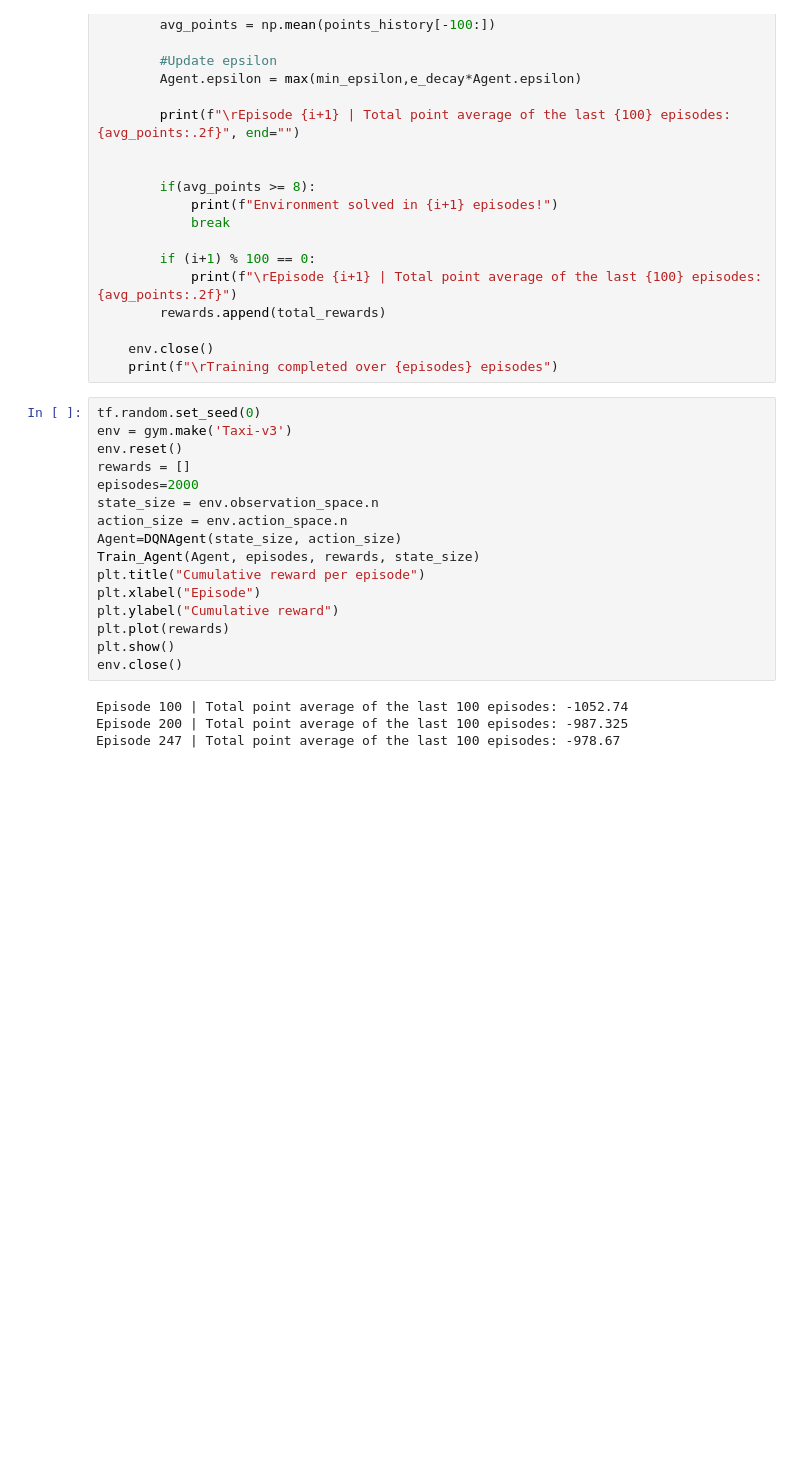
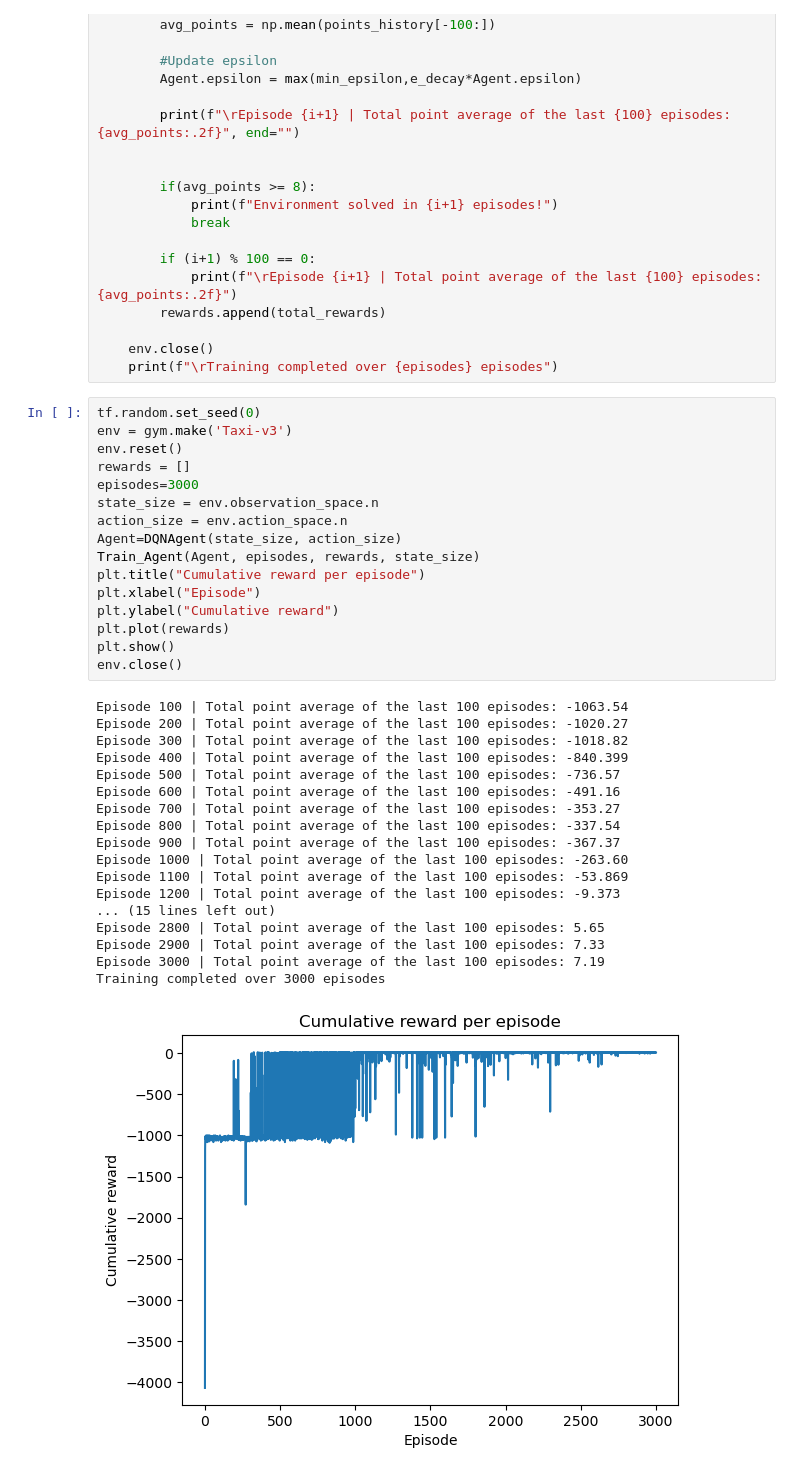
Before and after one commit to lolalic/CS4049-CA2, a Jupyter notebook: DQN_epsilon_greedy_m.ipynb, the cells around one changed output. Cells and saved outputs as stored; diff of their text form; blank space fills up the shorter version.

Commit message:
upgrade output with 3000 episodes

```diff
--- a/DQN_epsilon_greedy_m.ipynb
+++ b/DQN_epsilon_greedy_m.ipynb
@@ -157,20 +157,35 @@ def Train_Agent(Agent, episodes, rewards, state_size):
 # %%
 tf.random.set_seed(0)
 env = gym.make('Taxi-v3')
 env.reset()
 rewards = []
-episodes=2000
+episodes=3000
 state_size = env.observation_space.n
 action_size = env.action_space.n
 Agent=DQNAgent(state_size, action_size)
 Train_Agent(Agent, episodes, rewards, state_size)
 plt.title("Cumulative reward per episode")
 plt.xlabel("Episode")
 plt.ylabel("Cumulative reward")
 plt.plot(rewards)
 plt.show()
 env.close()
 # %% [output]
-Episode 100 | Total point average of the last 100 episodes: -1052.74
-Episode 200 | Total point average of the last 100 episodes: -987.325
-Episode 247 | Total point average of the last 100 episodes: -978.67
+Episode 100 | Total point average of the last 100 episodes: -1063.54
+Episode 200 | Total point average of the last 100 episodes: -1020.27
+Episode 300 | Total point average of the last 100 episodes: -1018.82
+Episode 400 | Total point average of the last 100 episodes: -840.399
+Episode 500 | Total point average of the last 100 episodes: -736.57
+Episode 600 | Total point average of the last 100 episodes: -491.16
+Episode 700 | Total point average of the last 100 episodes: -353.27
+Episode 800 | Total point average of the last 100 episodes: -337.54
+Episode 900 | Total point average of the last 100 episodes: -367.37
+Episode 1000 | Total point average of the last 100 episodes: -263.60
+Episode 1100 | Total point average of the last 100 episodes: -53.869
+Episode 1200 | Total point average of the last 100 episodes: -9.373
+... (15 lines left out)
+Episode 2800 | Total point average of the last 100 episodes: 5.65
+Episode 2900 | Total point average of the last 100 episodes: 7.33
+Episode 3000 | Total point average of the last 100 episodes: 7.19
+Training completed over 3000 episodes
+[figure, added]
```
